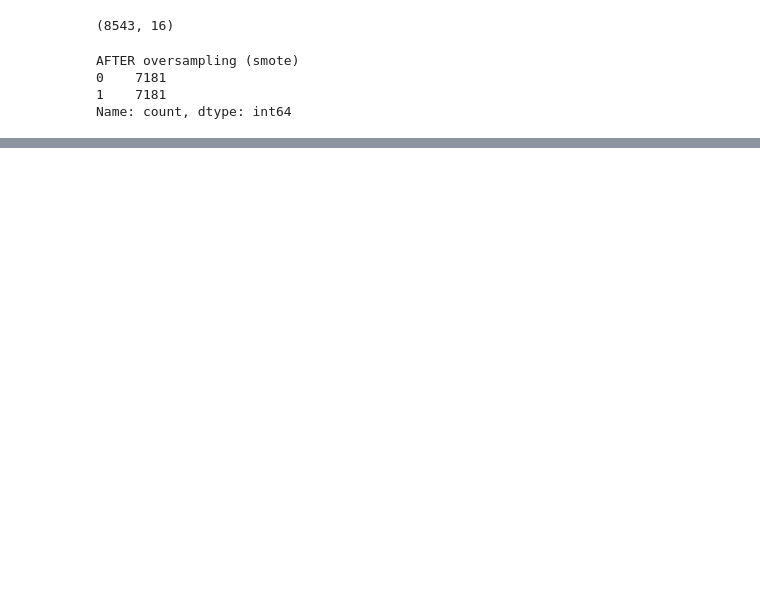
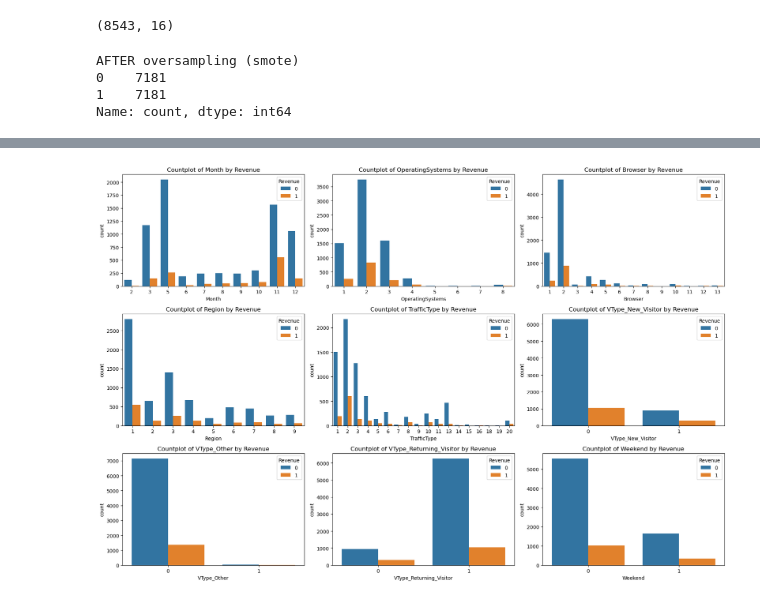
Before and after one commit to Opara19/ML_project03, a Jupyter notebook: ML_project3_test1.ipynb, the cells around one changed output, grey strips where cells are left out. Saved outputs shown, nothing was run; the diff lists cells and outputs as text; code cells hidden in the pictures; blank space fills up the shorter version.

Commit message:
StdScaler

```diff
--- a/ML_project3_test1.ipynb
+++ b/ML_project3_test1.ipynb
@@ -217,9 +174,7 @@ y_test=LabelEncoder().fit_transform(y_test)
 # %%
 pipe = Pipeline([
     ('add_new_vars', AddNewVariables()),
-    ('drop_old_vars', DropVariables(columns_to_drop=['Administrative', 'Informational', 'ProductRelated', 'Administrative_Duration', 'Informational_Duration', 'ProductRelated_Duration'])),
-    #('oneHot', oneHot(columns=["VisitorType"])),
-    ('scaler', StdScaler())
+    ('drop_old_vars', DropVariables(columns_to_drop=['Administrative', 'Informational', 'ProductRelated', 'Administrative_Duration', 'Informational_Duration', 'ProductRelated_Duration']))
 ])
 # %%
 pipe1 = clone(pipe)
@@ -276,0 +304,11 @@ X_train
+# %%
+X_train_numerical = X_train[numerical_columns]
+scaler = StandardScaler()
+X_train_numerical_scaled = scaler.fit_transform(X_train_numerical)
+X_train[numerical_columns] = X_train_numerical_scaled
+
+
+X_test_numerical = X_test[numerical_columns]
+scaler = StandardScaler()
+X_test_numerical_scaled = scaler.fit_transform(X_test_numerical)
+X_test[numerical_columns] = X_test_numerical_scaled
@@ -364,14 +345,0 @@ sns.boxplot(ax=axes[2, 0], x=y_train, y=X_train['SpecialDay'])
-# %%
-from sklearn.cluster import KMeans
-cs = []
-for i in range(1, 11):
-    kmeans = KMeans(n_clusters = i, init = 'k-means++', max_iter = 300, n_init = 10, random_state = 0)
-    kmeans.fit(X_train)
-    labels=kmeans.labels_
-    cs.append(kmeans.inertia_)
-plt.plot(range(1, 11), cs)
-plt.grid()
-plt.title('The Elbow Method')
-plt.xlabel('Number of clusters')
-plt.ylabel('CS')
-plt.show()
@@ -409,0 +411,18 @@ plt.scatter(km.cluster_centers_[:,0], km.cluster_centers_[:, 1], s = 50, c = 'bl
+# %%
+ig, axes = plt.subplots(3, 3, figsize=(18, 12))
+
+# Flatten the axes array to easily iterate over subplots
+axes = axes.flatten()
+
+# Loop through each categorical column and create a countplot in each subplot
+for i, column in enumerate(categorical_columns):
+    sns.countplot(x=column, hue=y_train, data=X_train, ax=axes[i])
+    axes[i].set_title(f'Countplot of {column} by Revenue')
+    axes[i].legend(title='Revenue')
+
+
+# Adjust layout to prevent overlap of subplots
+plt.tight_layout()
+plt.show()
+# %% [output]
+[figure, added]
```
Also changed, not shown: parts of 45 cells of this notebook.
